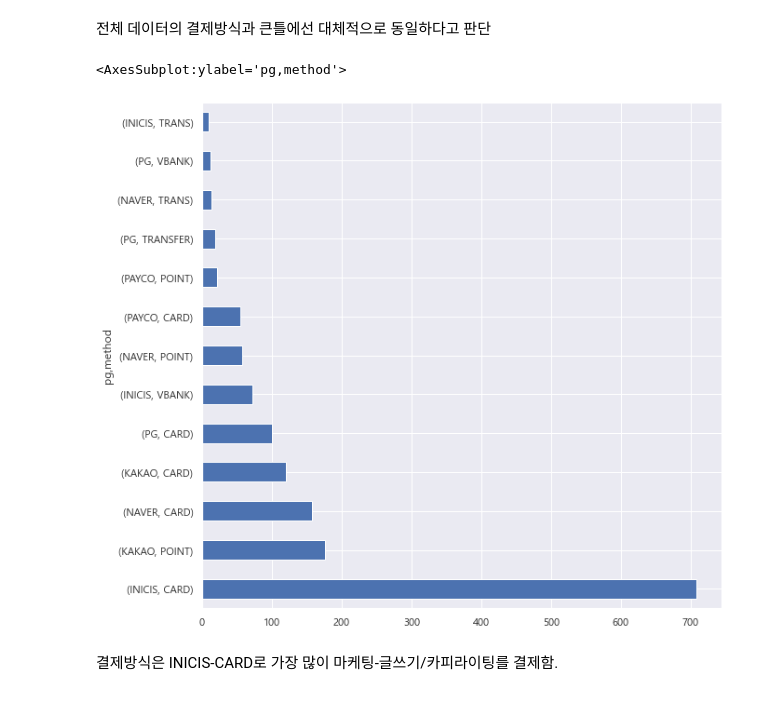
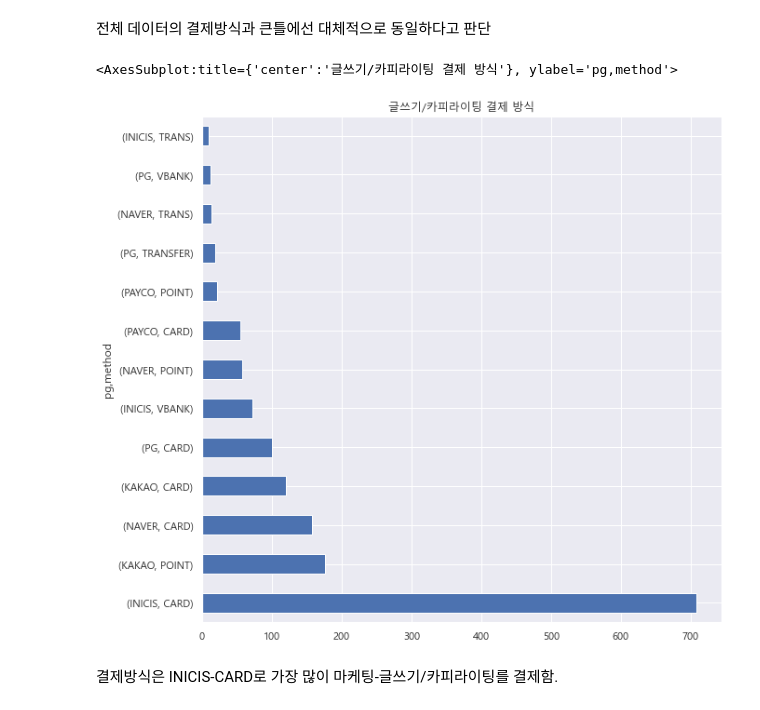
Before and after one commit to yd-online3/fc_miniproject, a Jupyter notebook: fc_mini_chansupark_ForSubmission.ipynb, the cells around one changed output. Drawn from its saved outputs; the diff is of its cells as text; code cells hidden in the pictures.

```diff
--- a/fc_mini_chansupark_ForSubmission.ipynb
+++ b/fc_mini_chansupark_ForSubmission.ipynb
@@ -32,7 +32,8 @@ matplotlib.rcParams['axes.unicode_minus'] =False
 # %% [markdown]
 ### 데이터 가져오기
 # %%
-df = pd.read_excel('데이터분석프로젝트_VER2_210329_210926.xlsx')
+data = pd.read_excel('데이터분석프로젝트_VER2_210329_210926.xlsx')
+df = data.copy() #원본 데이터 복사
 df.shape #데이터 크기 확인
 # %% [output]
 (105419, 18)
@@ -818,9 +950,9 @@ plt.show()
 전체 데이터의 결제방식과 큰틀에선 대체적으로 동일하다고 판단
 # %%
 df_pg = df_RED2.loc[df_RED2.subcategory_title == '글쓰기/카피라이팅', : ]
-df_pg[['pg','method']].value_counts().plot(kind='barh', figsize=(10,10)) #글쓰기/카피라이팅 결제 방식 확인
+df_pg[['pg','method']].value_counts().plot(kind='barh',title='글쓰기/카피라이팅 결제 방식', figsize=(10,10)) #글쓰기/카피라이팅 결제 방식 확인
 # %% [output]
-<AxesSubplot:ylabel='pg,method'>
+<AxesSubplot:title={'center':'글쓰기/카피라이팅 결제 방식'}, ylabel='pg,method'>
-[figure, old version]
+[figure, new version]
 # %% [markdown]
 결제방식은 INICIS-CARD로 가장 많이 마케팅-글쓰기/카피라이팅를 결제함.
```
Also changed, not shown: parts of 35 cells of this notebook.
